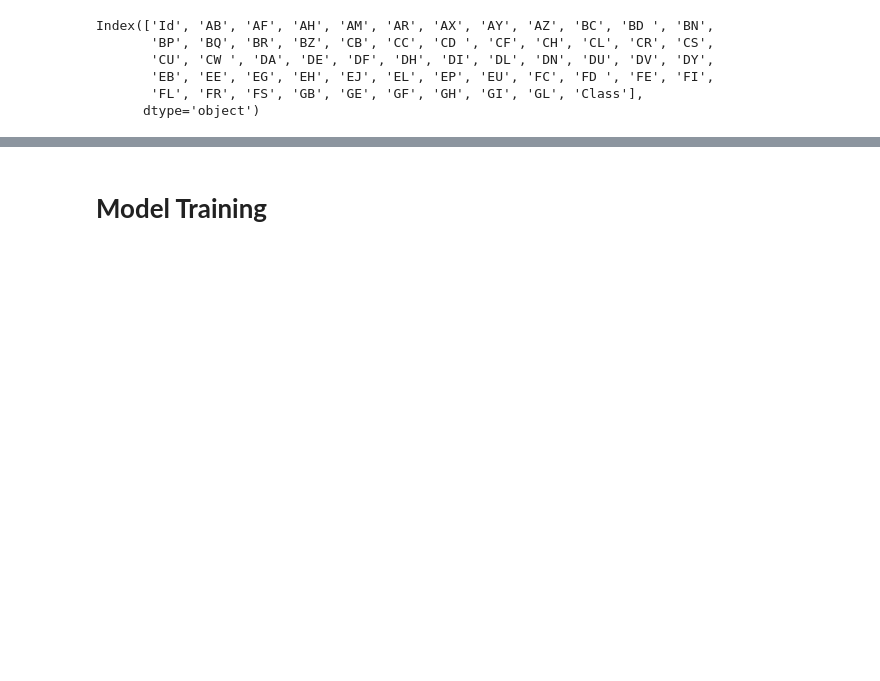
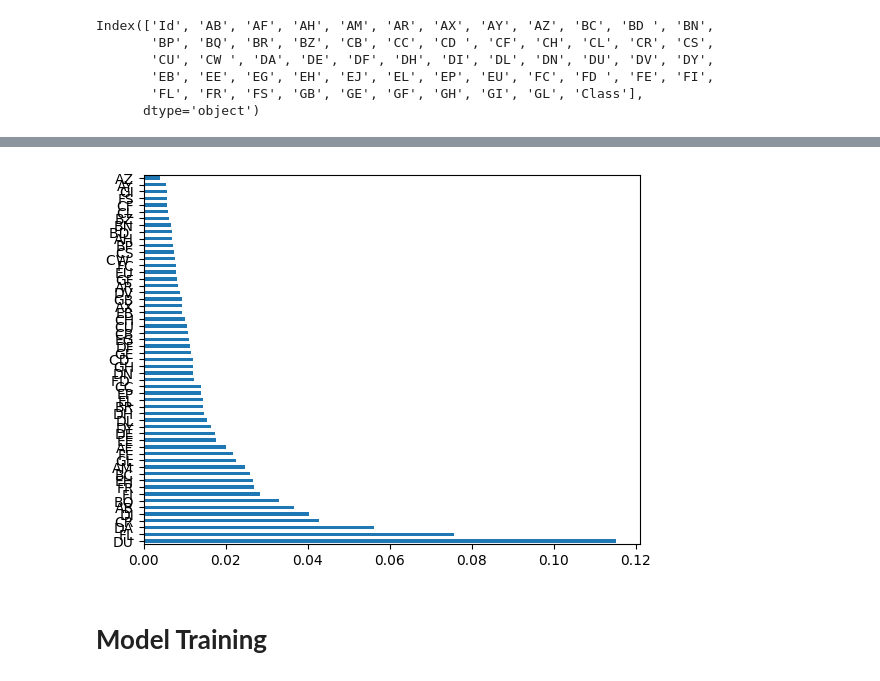
Before and after one commit to IsuruKasun/ML_Project_-Identifying_Age-Related_Conditions, a Jupyter notebook: ML_Project__Identifying_Age_Related_Conditions.ipynb, the cells around one changed output, grey strips where cells are left out. Saved outputs shown, nothing was run; the diff lists cells and outputs as text; code cells hidden in the pictures; blank space fills up the shorter version.

```diff
--- a/ML_Project__Identifying_Age_Related_Conditions.ipynb
+++ b/ML_Project__Identifying_Age_Related_Conditions.ipynb
@@ -89,0 +103,3 @@ import seaborn as sns
+# %%
+new_dataset = new_df.drop('EJ', axis=1)
+new_dataset.head
@@ -89,0 +124,3 @@ import seaborn as sns
+# %%
+X = new_dataset.iloc[:, 1:-1]
+X.head
@@ -89,0 +145,3 @@ import seaborn as sns
+# %%
+Y = new_dataset.iloc[:,-1]
+Y.head
@@ -89,0 +161,4 @@ import seaborn as sns
+# %%
+from sklearn.ensemble import ExtraTreesRegressor # Extra Trees Regressor algorithm from the scikit-learn library to train a machine learning model for regression analysis.
+model=ExtraTreesRegressor()
+model.fit(X,Y)
@@ -90,3 +180,11 @@ import seaborn as sns
+# %%
+# plot the importance of features
+feature_importances = pd.Series(model.feature_importances_, index=X.columns)
+feature_importances.nlargest(55).plot(kind='barh')
+plt.show()
+# DU has more importantce
+# %% [output]
+[figure, added]
 # %% [markdown]
 # **Model Training**
 # %%
```
Also changed, not shown: parts of 11 cells of this notebook.
